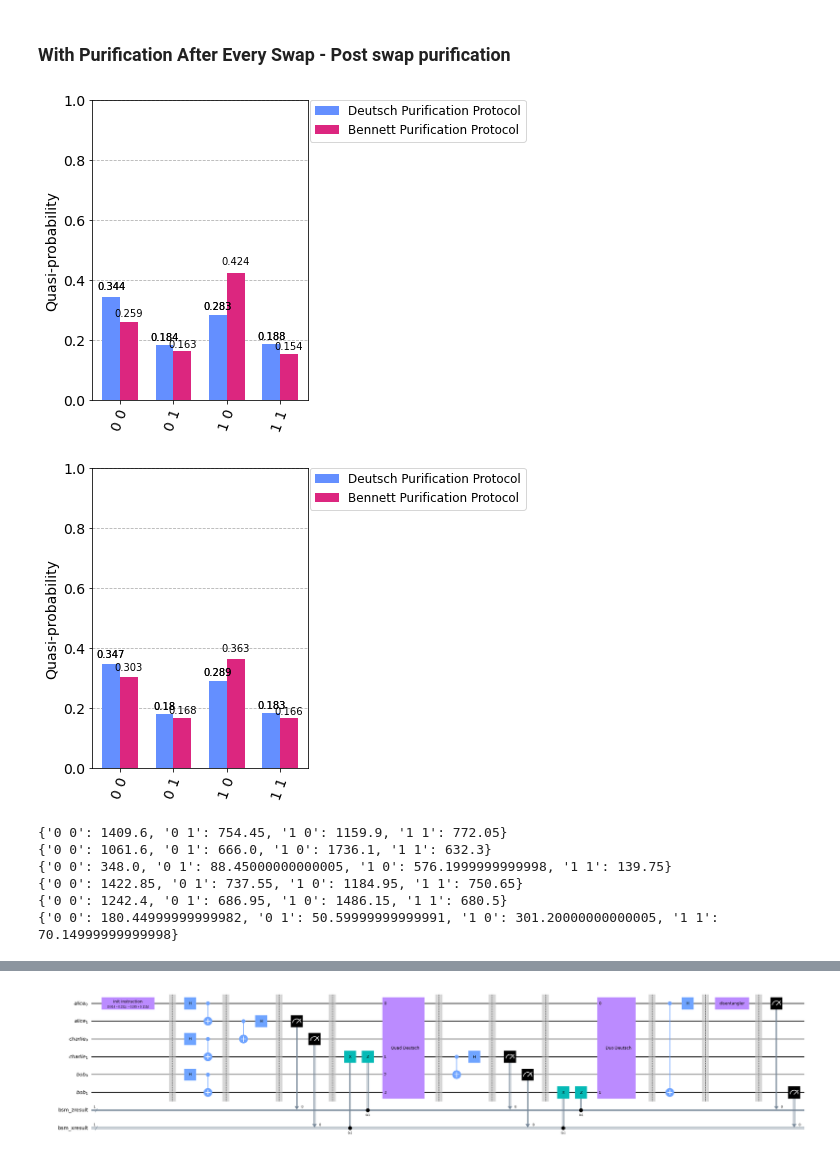
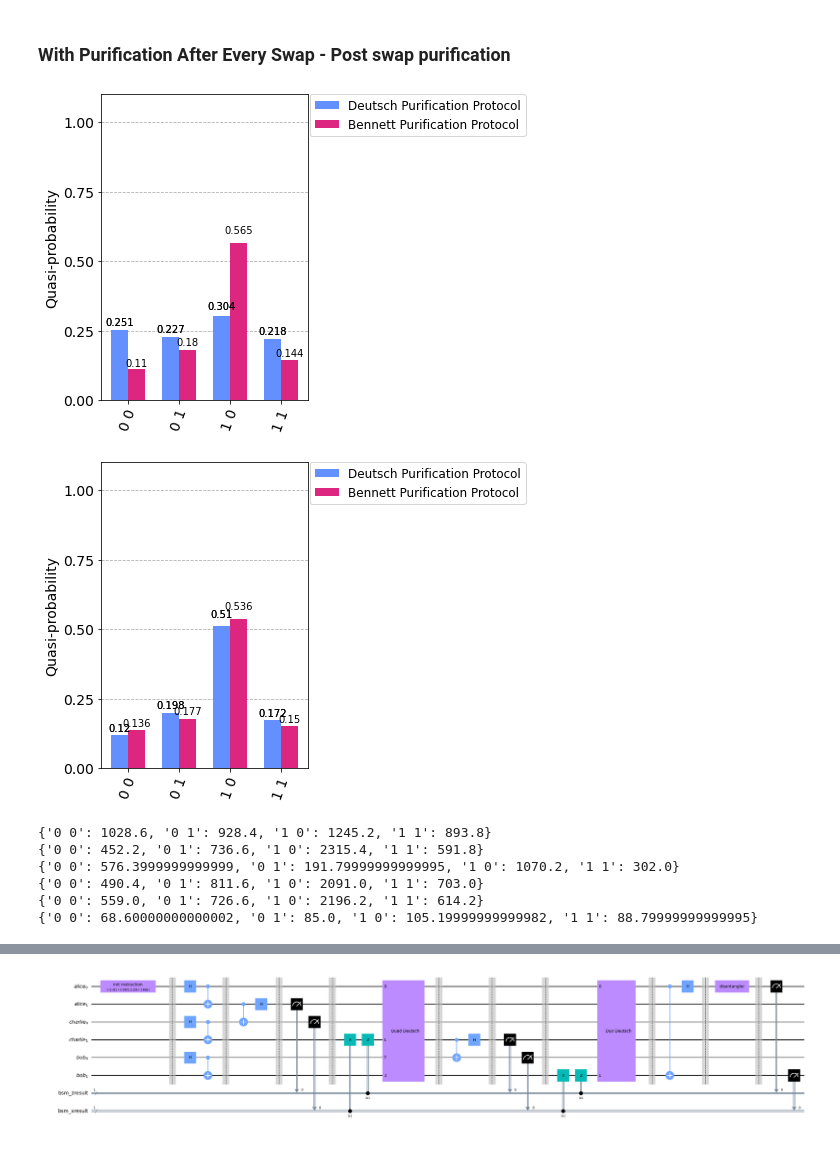
Before and after one commit to Phystro/Quantum-Repeater-Design, a Jupyter notebook: src/purification_optimization/qr_purification_optimization.ipynb, the cells around one changed output, grey strips where cells are left out. Cells and saved outputs as stored; diff of their text form; code cells hidden in the pictures.

```diff
--- a/src/purification_optimization/qr_purification_optimization.ipynb
+++ b/src/purification_optimization/qr_purification_optimization.ipynb
@@ -31,6 +31,6 @@ def get_device_noise_model() -> (AerSimulator, NoiseModel):
     return backend, noise_model
 # %%
 SHOTS = 4096
-ITERATIONS_TO_AVG = 20
+ITERATIONS_TO_AVG = 5
 backend, noise_model = get_device_noise_model()
 # %% [output]
@@ -206,7 +206,7 @@ qco: QuantumCircuitOperations = QuantumCircuitOperations(True)
 qns: QuantumNativeSimulations = QuantumNativeSimulations()
 qv: QuantumVisualizations = QuantumVisualizations()
 
-dict_counts: dict= {}
+# dict_counts: dict= {}
 # %%
 def deutsch_fidelity_analysis(strategy: str = None, optimization: int = 1) -> (QuantumCircuit, Counts) :
     alice: QuantumRegister = QuantumRegister(2, "alice")
@@ -309,7 +309,7 @@ def bennett_fidelity_analysis(strategy: str = None, optimization: int = 1) -> (Q
 
     qc: QuantumCircuit = QuantumCircuit(alice, charlie, bob, bsm_z, bsm_x)#, coz, cox)
 
-    dict_counts.clear()
+    # dict_counts.clear()
 
     psi: Statevector = qco.create_random_statevector(2)
     init_instruction: Initialize = Initialize(psi)
@@ -322,12 +322,12 @@ def bennett_fidelity_analysis(strategy: str = None, optimization: int = 1) -> (Q
     if strategy == "abpc" or strategy == "cust":
         qc.append( quad_bennett_purification(4), [alice[0], alice[1], charlie[0], charlie[1]] )
     # count after bell pair creation
-    qc_abpc, count_abpc = get_count_from_duplicate_circuit(qc, alice[0], alice[1], optimization)
-    dict_counts["abpc"] = count_abpc
+    # qc_abpc, count_abpc = get_count_from_duplicate_circuit(qc, alice[0], alice[1], optimization)
+    # dict_counts["abpc"] = count_abpc
 
     # count after entanglement after distribution/transmission
-    qc_dist, count_dist = get_count_from_duplicate_circuit(qc, alice[0], alice[1], optimization)
-    dict_counts["dist"] = count_dist
+    # qc_dist, count_dist = get_count_from_duplicate_circuit(qc, alice[0], alice[1], optimization)
+    # dict_counts["dist"] = count_dist
 
     # Swap Protocol Stage 1
     if strategy == "swapalt":
@@ -344,8 +344,8 @@ def bennett_fidelity_analysis(strategy: str = None, optimization: int = 1) -> (Q
             qc.append( quad_bennett_purification(4), [alice[0], charlie[1], bob[0], bob[1]] )
 
     # count after first stage swap
-    qc_aswap, count_aswap = get_count_from_duplicate_circuit(qc, alice[0], charlie[1], optimization)
-    dict_counts["aswap1"] = count_aswap
+    # qc_aswap, count_aswap = get_count_from_duplicate_circuit(qc, alice[0], charlie[1], optimization)
+    # dict_counts["aswap1"] = count_aswap
 
     # Swap Protocol Stage 2
     if strategy == "swapalt":
@@ -362,8 +362,8 @@ def bennett_fidelity_analysis(strategy: str = None, optimization: int = 1) -> (Q
             qc.append( duo_bennett_purification(2), [alice[0], bob[1]] )
 
     # count after second stage swap
-    qc_aswap, count_aswap = get_count_from_duplicate_circuit(qc, alice[0], bob[1], optimization)
-    dict_counts["aswap2"] = count_aswap
+    # qc_aswap, count_aswap = get_count_from_duplicate_circuit(qc, alice[0], bob[1], optimization)
+    # dict_counts["aswap2"] = count_aswap
 
     qc.barrier()
     qc.cx(alice[0], bob[1])
@@ -380,7 +380,7 @@ def bennett_fidelity_analysis(strategy: str = None, optimization: int = 1) -> (Q
     qc.measure(bob[1], bsm_x)#cox)
 
     counts: Counts = qns.qasm_sim(qc, optimization)
-    dict_counts["count_end"] = counts
+    # dict_counts["count_end"] = counts
 
     return (qc, counts)
 # %% [markdown]
@@ -530,47 +535,47 @@ dcounts1 = dict( pd.DataFrame(d1).mean() )
 bcounts1 = dict( pd.DataFrame(b1).mean() )
 dcounts3 = dict( pd.DataFrame(d3).mean() )
 bcounts3 = dict( pd.DataFrame(b3).mean() )
 
-ddict_fids_swap: dict = get_fidelities_dict(dict_counts)
-bdict_fids_swap: dict = get_fidelities_dict(dict_counts)
+# ddict_fids_swap: dict = get_fidelities_dict(dict_counts)
+# bdict_fids_swap: dict = get_fidelities_dict(dict_counts)
 
-ddict_fids_swap: dict = get_fidelities_dict(dict_counts)
-bdict_fids_swap: dict = get_fidelities_dict(dict_counts)
+# ddict_fids_swap: dict = get_fidelities_dict(dict_counts)
+# bdict_fids_swap: dict = get_fidelities_dict(dict_counts)
 
 dcounts1 = dict(sorted(dcounts1.items()))
 bcounts1 = dict(sorted(bcounts1.items()))
 dcounts3 = dict(sorted(dcounts3.items()))
 bcounts3 = dict(sorted(bcounts3.items()))
 
 dres1 = { key: abs( dcounts1[key] - bcounts1.get(key, 0) ) for key in dcounts1.keys() }
 dres3 = { key: abs( dcounts3[key] - bcounts3.get(key, 0) ) for key in dcounts3.keys() }
 
 legend = ["Deutsch Purification Protocol", "Bennett Purification Protocol"]
 d = plot_histogram([dcounts1, bcounts1], legend=legend)#, title="Testing Purification Protocols Under Light Optimization Scheme")
 b = plot_histogram([dcounts3, bcounts3], legend=legend)#, title="Testing Purification Protocols Under Heavier Optimization Scheme")
 
 dx = d.axes[0]
 bx = b.axes[0]
-dx.set_ylim(0, 1)
-bx.set_ylim(0, 1)
+dx.set_ylim(0, 1.1)
+bx.set_ylim(0, 1.1)
 
 display(d, b)
 
 print(dcounts1)
 print(bcounts1)
 print(dres1)
 print(dcounts3)
 print(bcounts3)
 print(dres3)
 # %% [output]
-[figure, old version]
+[figure, new version]
-[figure, old version]
+[figure, new version]
-{'0 0': 1409.6, '0 1': 754.45, '1 0': 1159.9, '1 1': 772.05}
-{'0 0': 1061.6, '0 1': 666.0, '1 0': 1736.1, '1 1': 632.3}
-{'0 0': 348.0, '0 1': 88.45000000000005, '1 0': 576.1999999999998, '1 1': 139.75}
-{'0 0': 1422.85, '0 1': 737.55, '1 0': 1184.95, '1 1': 750.65}
-{'0 0': 1242.4, '0 1': 686.95, '1 0': 1486.15, '1 1': 680.5}
-{'0 0': 180.44999999999982, '0 1': 50.59999999999991, '1 0': 301.20000000000005, '1 1': 70.14999999999998}
+{'0 0': 1028.6, '0 1': 928.4, '1 0': 1245.2, '1 1': 893.8}
+{'0 0': 452.2, '0 1': 736.6, '1 0': 2315.4, '1 1': 591.8}
+{'0 0': 576.3999999999999, '0 1': 191.79999999999995, '1 0': 1070.2, '1 1': 302.0}
+{'0 0': 490.4, '0 1': 811.6, '1 0': 2091.0, '1 1': 703.0}
+{'0 0': 559.0, '0 1': 726.6, '1 0': 2196.2, '1 1': 614.2}
+{'0 0': 68.60000000000002, '0 1': 85.0, '1 0': 105.19999999999982, '1 1': 88.79999999999995}
 # %%
 d.savefig("po_post_swap_light_opt_test.jpg", dpi=500)
 b.savefig("po_post_swap_heavy_opt_test.jpg", dpi=500)
```
Also changed, not shown: parts of 15 cells of this notebook.
